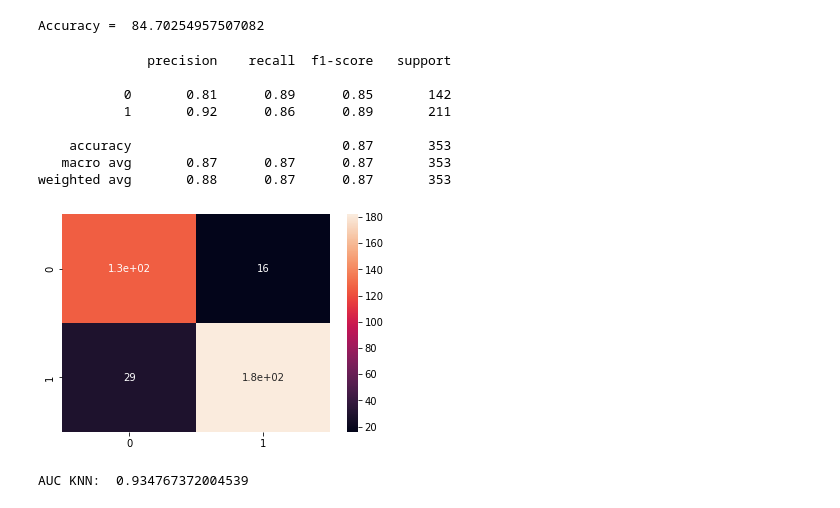
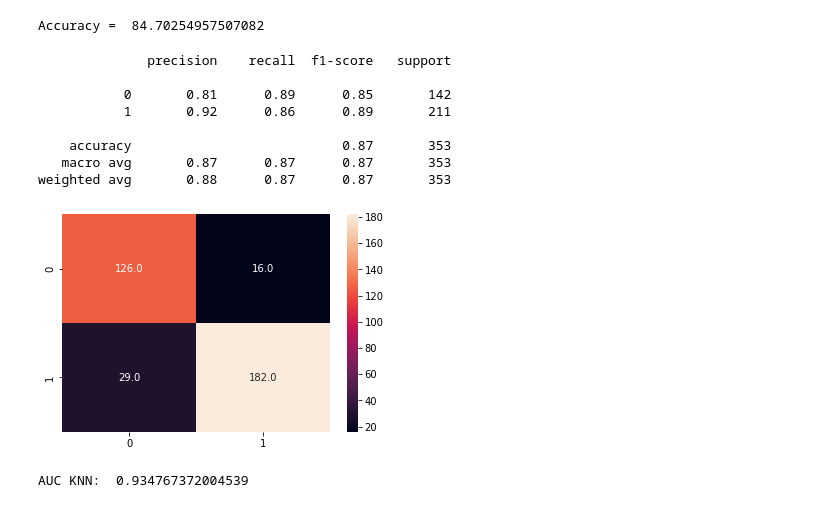
Before and after one commit to Thasneem-vazim/Final-dataset-depression-detection, a Jupyter notebook: Final_dataset_Using_Boruta.ipynb, the cells around one changed output. Saved outputs shown, nothing was run; the diff lists cells and outputs as text; code cells hidden in the pictures.

```diff
--- a/Final_dataset_Using_Boruta.ipynb
+++ b/Final_dataset_Using_Boruta.ipynb
@@ -190,9 +190,6 @@ le = LabelEncoder()
 le.fit(X['LOST'].astype(str))
 X['LOST'] = le.transform(X['LOST'].astype(str))
 le = LabelEncoder()
-
-le.fit(y['DEPRESSED'].astype(str))
-y['DEPRESSED'] = le.transform(y['DEPRESSED'].astype(str))
 # %%
 X_train,X_test,y_train,y_test=train_test_split(X,y,test_size=0.2,random_state=0)
 # %%
@@ -413,23 +407,23 @@ Accuracy =  84.70254957507082
 # %%
 from sklearn.ensemble import GradientBoostingClassifier
 GradeintBoostClassification = GradientBoostingClassifier(loss='deviance',max_features=1,random_state=0,max_leaf_nodes=None)
 GradeintBoostClassification.fit(X_trainSelectedFeatureAfterSMOTE,y_train)
 y_predict=GradeintBoostClassification.predict(X_testSelectedFeature)
 
 cm1=confusion_matrix(y_test,y_predict)
 import seaborn as sns
-sns.heatmap(cm1,annot=True)
+sns.heatmap(cm1,annot=True,fmt = ".1f")
 print(classification_report(y_test,y_predict))
 # %% [output]
               precision    recall  f1-score   support
 
            0       0.81      0.89      0.85       142
            1       0.92      0.86      0.89       211
 
     accuracy                           0.87       353
    macro avg       0.87      0.87      0.87       353
 weighted avg       0.88      0.87      0.87       353
-[figure, old version]
+[figure, new version]
 # %%
 y_predictionKNN_proba=GradeintBoostClassification.predict_proba(X_testSelectedFeature)[:,1]
 AUCKNN=metrics.roc_auc_score(y_test,y_predictionKNN_proba)
```
Also changed, not shown: parts of 8 cells of this notebook.
